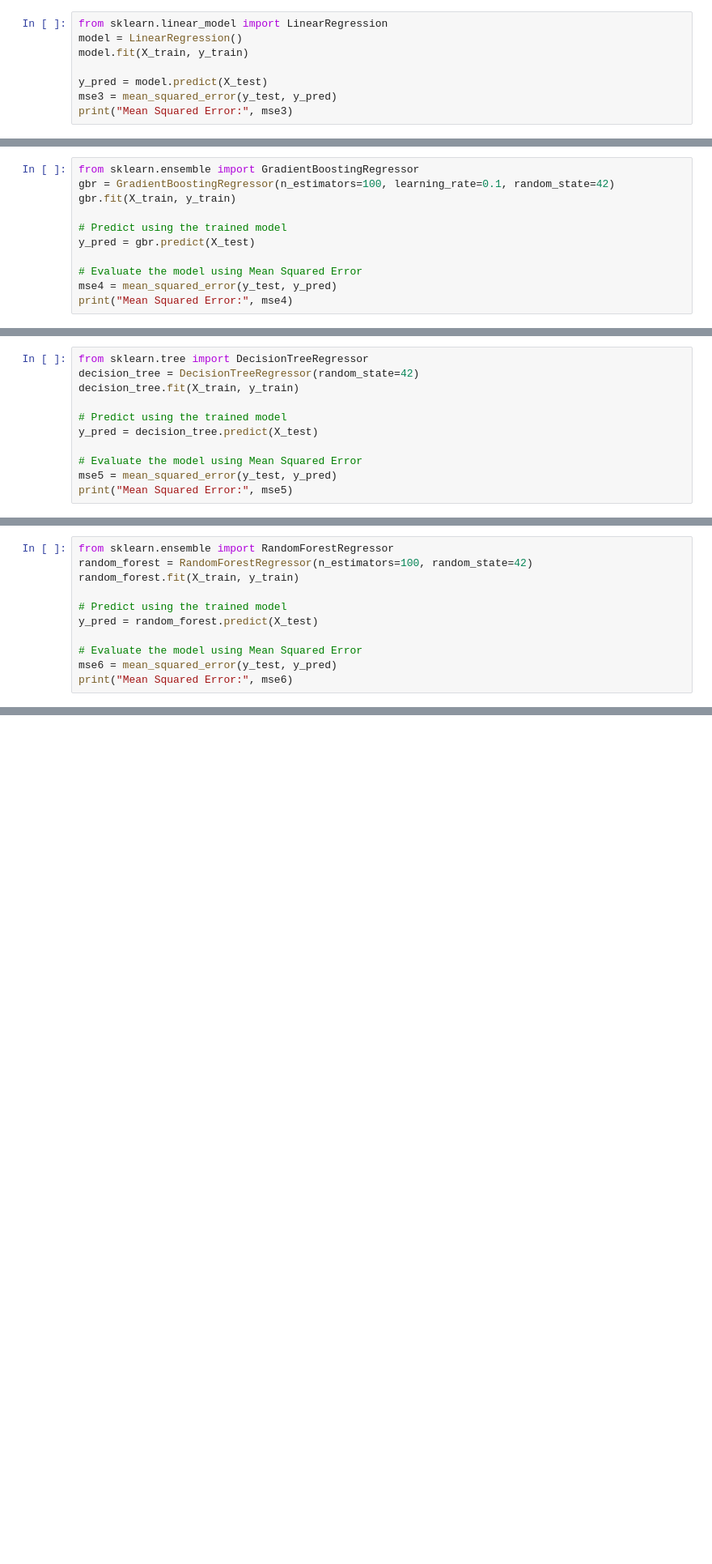
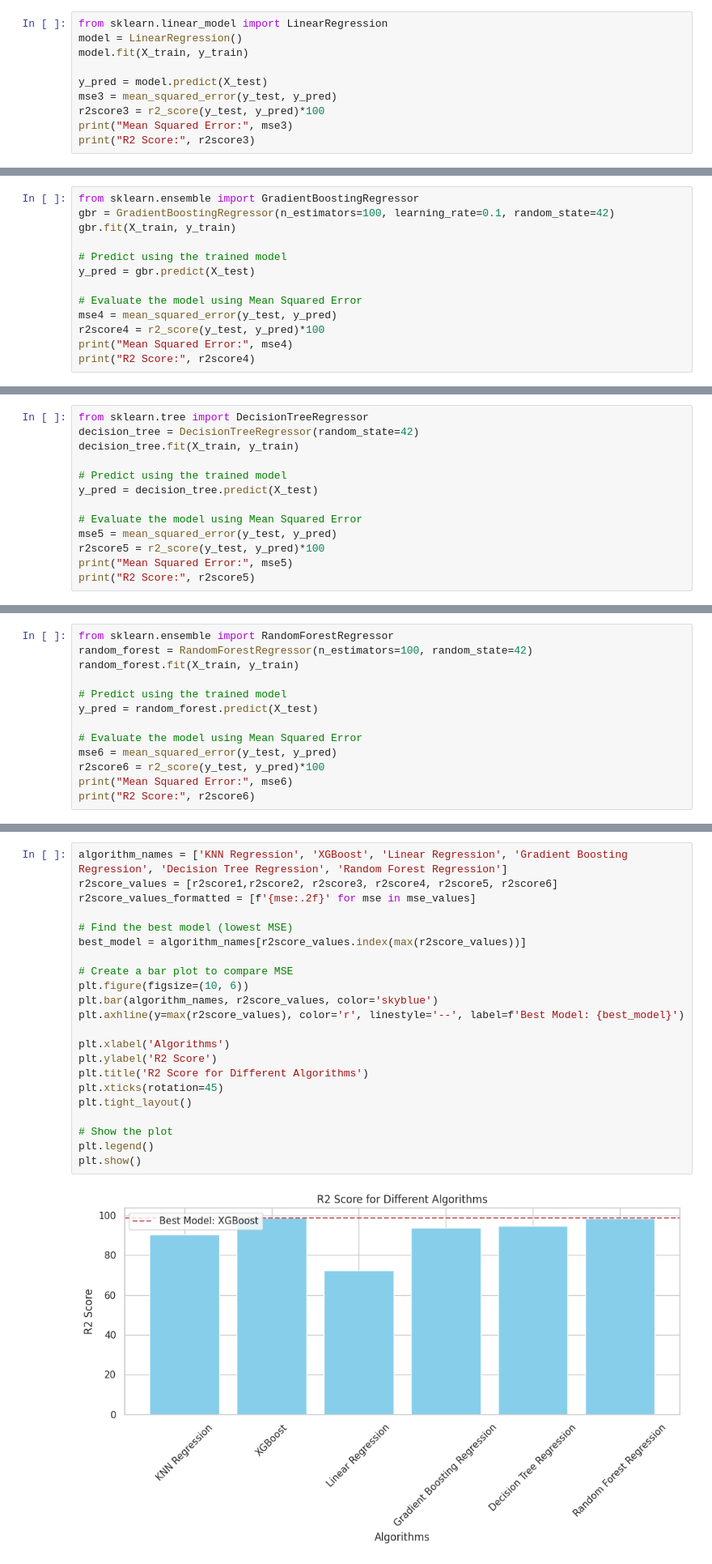
Before and after one commit to Elizabeth-George-M/MLab, a Jupyter notebook: ML_LAB_PROJECT.ipynb, the cells around one changed output, grey strips where cells are left out. Shown at 81% size. Cells and saved outputs as stored; diff of their text form; blank space fills up the shorter version.

```diff
--- a/ML_LAB_PROJECT.ipynb
+++ b/ML_LAB_PROJECT.ipynb
@@ -648,6 +651,8 @@ model.fit(X_train, y_train)
 
 y_pred = model.predict(X_test)
 mse3 = mean_squared_error(y_test, y_pred)
+r2score3 = r2_score(y_test, y_pred)*100
 print("Mean Squared Error:", mse3)
+print("R2 Score:", r2score3)
 # %% [output]
 Mean Squared Error: 245.45040500286157
@@ -671,6 +677,8 @@ y_pred = gbr.predict(X_test)
 
 # Evaluate the model using Mean Squared Error
 mse4 = mean_squared_error(y_test, y_pred)
+r2score4 = r2_score(y_test, y_pred)*100
 print("Mean Squared Error:", mse4)
+print("R2 Score:", r2score4)
 # %% [output]
 Mean Squared Error: 54.92802903672189
@@ -694,6 +703,8 @@ y_pred = decision_tree.predict(X_test)
 
 # Evaluate the model using Mean Squared Error
 mse5 = mean_squared_error(y_test, y_pred)
+r2score5 = r2_score(y_test, y_pred)*100
 print("Mean Squared Error:", mse5)
+print("R2 Score:", r2score5)
 # %% [output]
 Mean Squared Error: 48.84237835616438
@@ -717,6 +729,8 @@ y_pred = random_forest.predict(X_test)
 
 # Evaluate the model using Mean Squared Error
 mse6 = mean_squared_error(y_test, y_pred)
+r2score6 = r2_score(y_test, y_pred)*100
 print("Mean Squared Error:", mse6)
+print("R2 Score:", r2score6)
 # %% [output]
 Mean Squared Error: 14.66796846235617
@@ -770,5 +785,29 @@ plt.grid(True)
 plt.show()
 # %% [output]
 [figure]
+# %%
+algorithm_names = ['KNN Regression', 'XGBoost', 'Linear Regression', 'Gradient Boosting Regression', 'Decision Tree Regression', 'Random Forest Regression']
+r2score_values = [r2score1,r2score2, r2score3, r2score4, r2score5, r2score6]
+r2score_values_formatted = [f'{mse:.2f}' for mse in mse_values]
+
+# Find the best model (lowest MSE)
+best_model = algorithm_names[r2score_values.index(max(r2score_values))]
+
+# Create a bar plot to compare MSE
+plt.figure(figsize=(10, 6))
+plt.bar(algorithm_names, r2score_values, color='skyblue')
+plt.axhline(y=max(r2score_values), color='r', linestyle='--', label=f'Best Model: {best_model}')
+
+plt.xlabel('Algorithms')
+plt.ylabel('R2 Score')
+plt.title('R2 Score for Different Algorithms')
+plt.xticks(rotation=45)
+plt.tight_layout()
+
+# Show the plot
+plt.legend()
+plt.show()
+# %% [output]
+[figure, added]
 # %% [markdown]
 As we can clearly see, XGBoost is the best Machine Learning model to use when we want to predict the Renewable energy share in the total final energy consumption in percentage. This will give us an idea how continents in the future are going to utilize Renewable energy resources like Hydropower, Solar energy etc.
```
Also changed, not shown: parts of 11 cells of this notebook.
